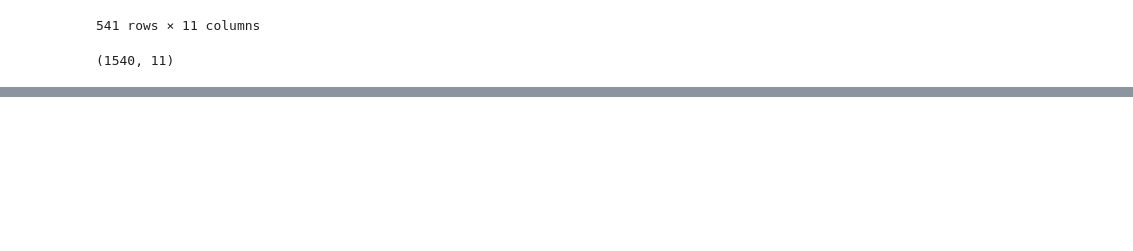
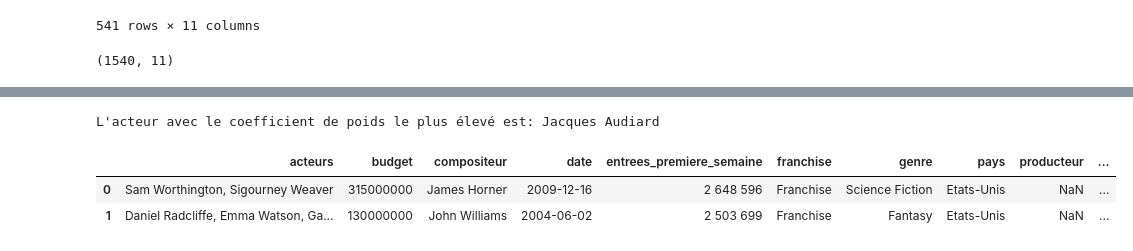
Before and after one commit to Melobgn/cinema_prediction, a Jupyter notebook: feature_engineering.ipynb, the cells around one changed output, grey strips where cells are left out. Cells and saved outputs as stored; diff of their text form; code cells hidden in the pictures; blank space fills up the shorter version.

```diff
--- a/feature_engineering.ipynb
+++ b/feature_engineering.ipynb
@@ -288,0 +326,17 @@ df.to_csv('dataset.csv', index=False)
+# %%
+# Trouver l'indice de l'élément maximum dans la colonne 'coef_poids'
+indice_max_coef_poids = actors['coef_poids'].idxmax()
+
+# Obtenir l'acteur correspondant à cet indice
+acteur_max_coef_poids = actors.loc[indice_max_coef_poids, 'name']
+
+print("L'acteur avec le coefficient de poids le plus élevé est:", acteur_max_coef_poids)
+# %% [output]
+L'acteur avec le coefficient de poids le plus élevé est: Jacques Audiard
+# %%
+df = pd.read_csv('movies_clean_v1.csv')
+df.head(2)
+# %% [output]
+|  | acteurs | budget | compositeur | date | entrees_premiere_semaine | franchise | genre | pays | producteur | ... |
+| 0 | Sam Worthington, Sigourney Weaver | 315000000 | James Horner | 2009-12-16 | 2 648 596 | Franchise | Science Fiction | Etats-Unis | NaN | ... |
+| 1 | Daniel Radcliffe, Emma Watson, Ga... | 130000000 | John Williams | 2004-06-02 | 2 503 699 | Franchise | Fantasy | Etats-Unis | NaN | ... |
```
Also changed, not shown: parts of 3 cells of this notebook, 6 other files.
